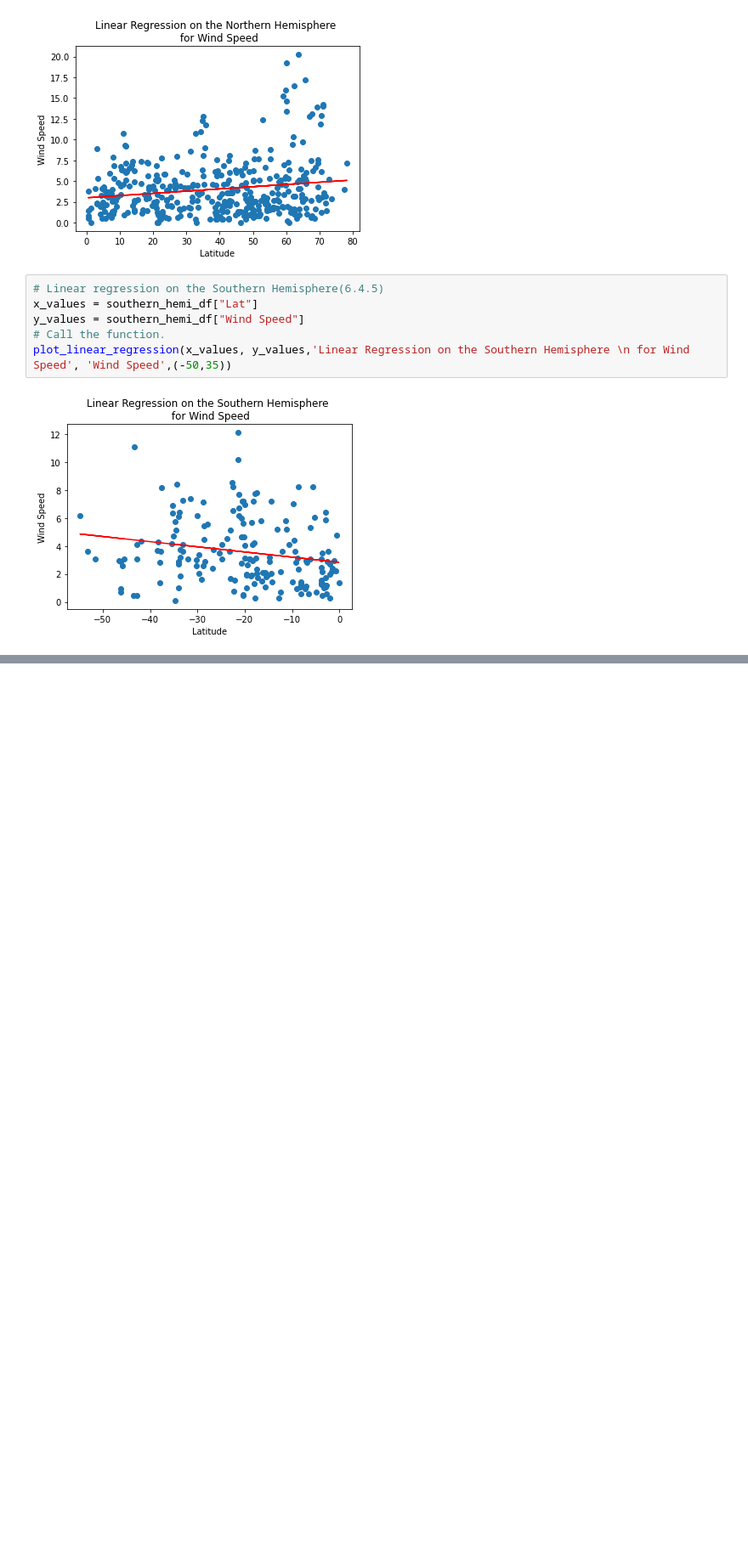
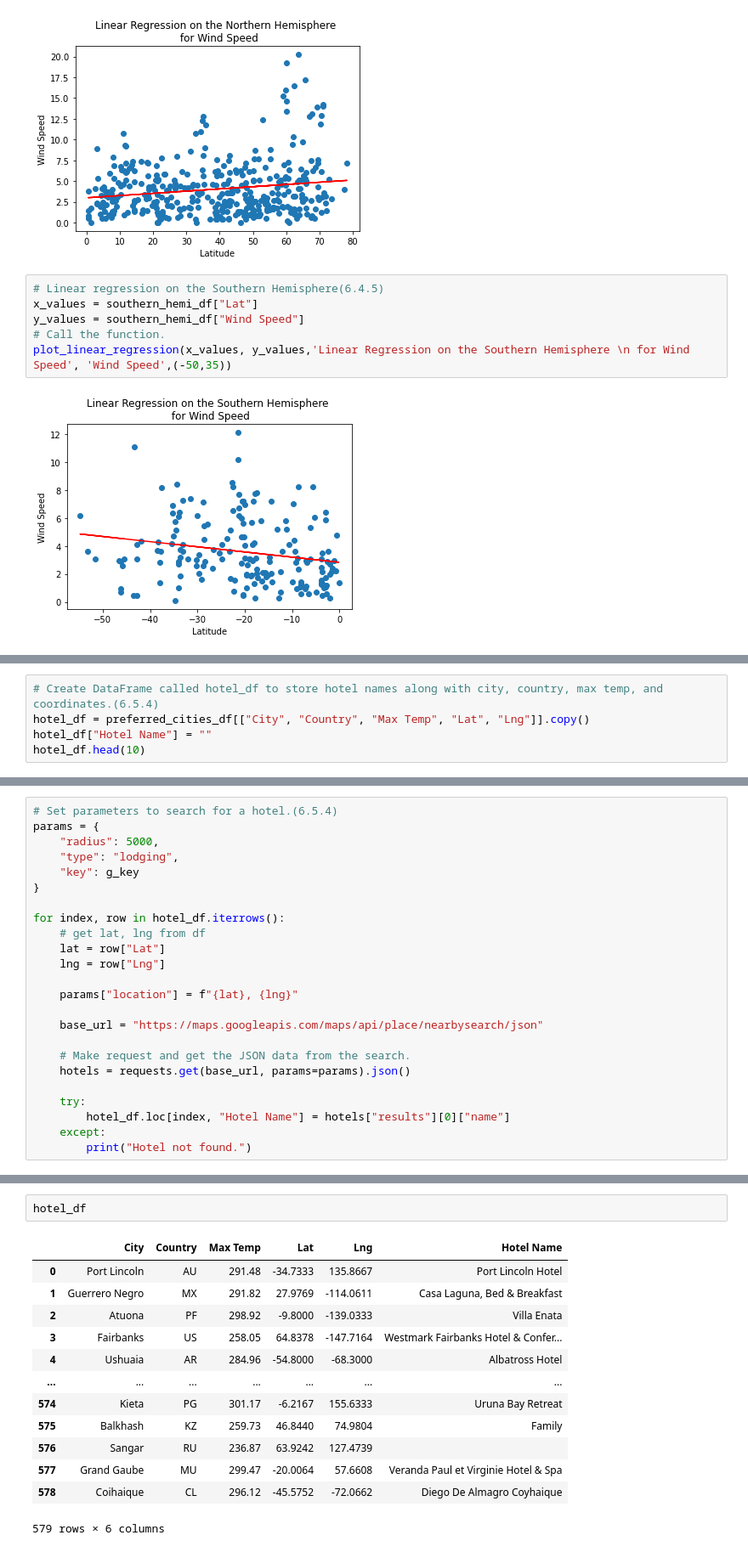
Before and after one commit to hemantkiri/WorldWeatherAnalysis, a Jupyter notebook: WeatherPy.ipynb, the cells around one changed output, grey strips where cells are left out. Shown: that part at 85% size. Cells and saved outputs as stored; diff of their text form; blank space fills up the shorter version.

```diff
--- a/WeatherPy.ipynb
+++ b/WeatherPy.ipynb
@@ -741,0 +958,5 @@ plot_linear_regression(x_values, y_values,'Linear Regression on the Southern Hem
+# %%
+# Create DataFrame called hotel_df to store hotel names along with city, country, max temp, and coordinates.(6.5.4)
+hotel_df = preferred_cities_df[["City", "Country", "Max Temp", "Lat", "Lng"]].copy()
+hotel_df["Hotel Name"] = ""
+hotel_df.head(10)
@@ -741,0 +975,24 @@ plot_linear_regression(x_values, y_values,'Linear Regression on the Southern Hem
+# %%
+# Set parameters to search for a hotel.(6.5.4)
+params = {
+    "radius": 5000,
+    "type": "lodging",
+    "key": g_key
+}
+
+for index, row in hotel_df.iterrows():
+    # get lat, lng from df
+    lat = row["Lat"]
+    lng = row["Lng"]
+
+    params["location"] = f"{lat}, {lng}"
+
+    base_url = "https://maps.googleapis.com/maps/api/place/nearbysearch/json"
+
+    # Make request and get the JSON data from the search.
+    hotels = requests.get(base_url, params=params).json()
+
+    try:
+        hotel_df.loc[index, "Hotel Name"] = hotels["results"][0]["name"]
+    except:
+        print("Hotel not found.")
@@ -741,0 +1017,16 @@ plot_linear_regression(x_values, y_values,'Linear Regression on the Southern Hem
+# %%
+hotel_df
+# %% [output]
+|  | City | Country | Max Temp | Lat | Lng | Hotel Name |
+| 0 | Port Lincoln | AU | 291.48 | -34.7333 | 135.8667 | Port Lincoln Hotel |
+| 1 | Guerrero Negro | MX | 291.82 | 27.9769 | -114.0611 | Casa Laguna, Bed & Breakfast |
+| 2 | Atuona | PF | 298.92 | -9.8000 | -139.0333 | Villa Enata |
+| 3 | Fairbanks | US | 258.05 | 64.8378 | -147.7164 | Westmark Fairbanks Hotel & Confer... |
+| 4 | Ushuaia | AR | 284.96 | -54.8000 | -68.3000 | Albatross Hotel |
+| ... | ... | ... | ... | ... | ... | ... |
+| 574 | Kieta | PG | 301.17 | -6.2167 | 155.6333 | Uruna Bay Retreat |
+| 575 | Balkhash | KZ | 259.73 | 46.8440 | 74.9804 | Family |
+| 576 | Sangar | RU | 236.87 | 63.9242 | 127.4739 |  |
+| 577 | Grand Gaube | MU | 299.47 | -20.0064 | 57.6608 | Veranda Paul et Virginie Hotel & Spa |
+| 578 | Coihaique | CL | 296.12 | -45.5752 | -72.0662 | Diego De Almagro Coyhaique |
+579 rows × 6 columns
```
Also changed, not shown: parts of 22 cells of this notebook.
